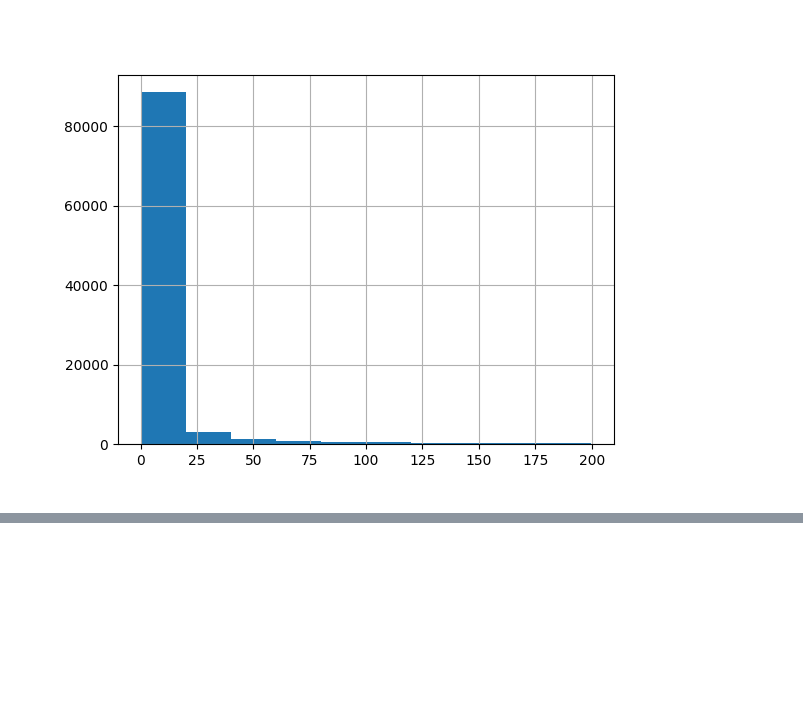
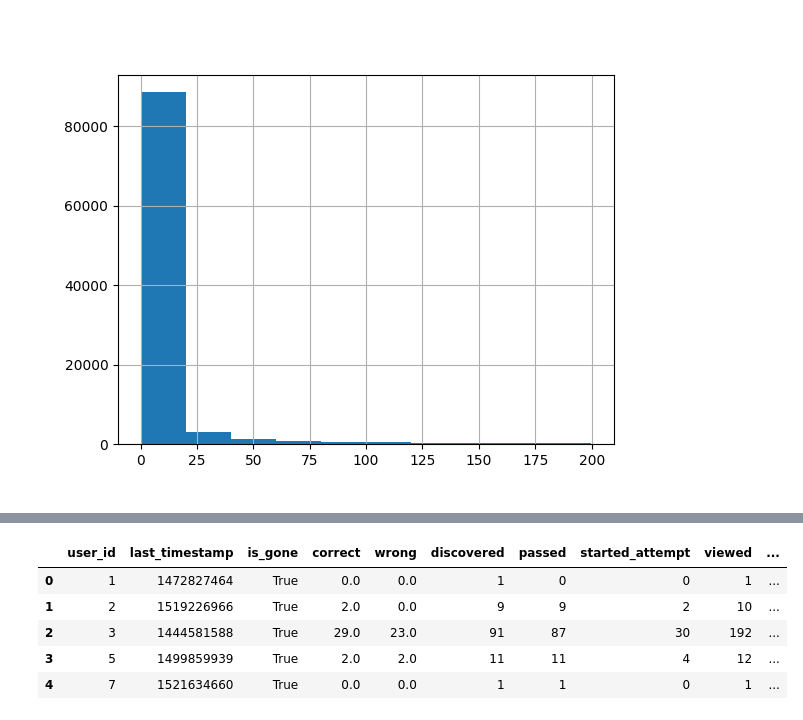
Before and after one commit to PigStep/Stepic-R-course-analitycs, a Jupyter notebook: main/main.ipynb, the cells around one changed output, grey strips where cells are left out. Saved outputs shown, nothing was run; the diff lists cells and outputs as text; code cells hidden in the pictures; blank space fills up the shorter version.

```diff
--- a/main/main.ipynb
+++ b/main/main.ipynb
@@ -151,4 +166,6 @@ np.float64(1583366.0000000028)
 drop_out_timestamp = date_gap.quantile(0.90) *24*60*60
 now = events_data.timestamp.max()
 # %%
+users_data = events_data.groupby("user_id", as_index=False).agg({"timestamp":"max"}).rename(columns={"timestamp":"last_timestamp"})
+users_data.head()
 # %% [output]
@@ -167,0 +209,11 @@ Name: timestamp, Length: 19234, dtype: float64
+# %%
+users_data["is_passed"] = users_data.passed > 175
+
+users_data.head()
+# %% [output]
+|  | user_id | last_timestamp | is_gone | correct | wrong | discovered | passed | started_attempt | viewed | ... |
+| 0 | 1 | 1472827464 | True | 0.0 | 0.0 | 1 | 0 | 0 | 1 | ... |
+| 1 | 2 | 1519226966 | True | 2.0 | 0.0 | 9 | 9 | 2 | 10 | ... |
+| 2 | 3 | 1444581588 | True | 29.0 | 23.0 | 91 | 87 | 30 | 192 | ... |
+| 3 | 5 | 1499859939 | True | 2.0 | 2.0 | 11 | 11 | 4 | 12 | ... |
+| 4 | 7 | 1521634660 | True | 0.0 | 0.0 | 1 | 1 | 0 | 1 | ... |
```
Also changed, not shown: parts of 11 cells of this notebook.
